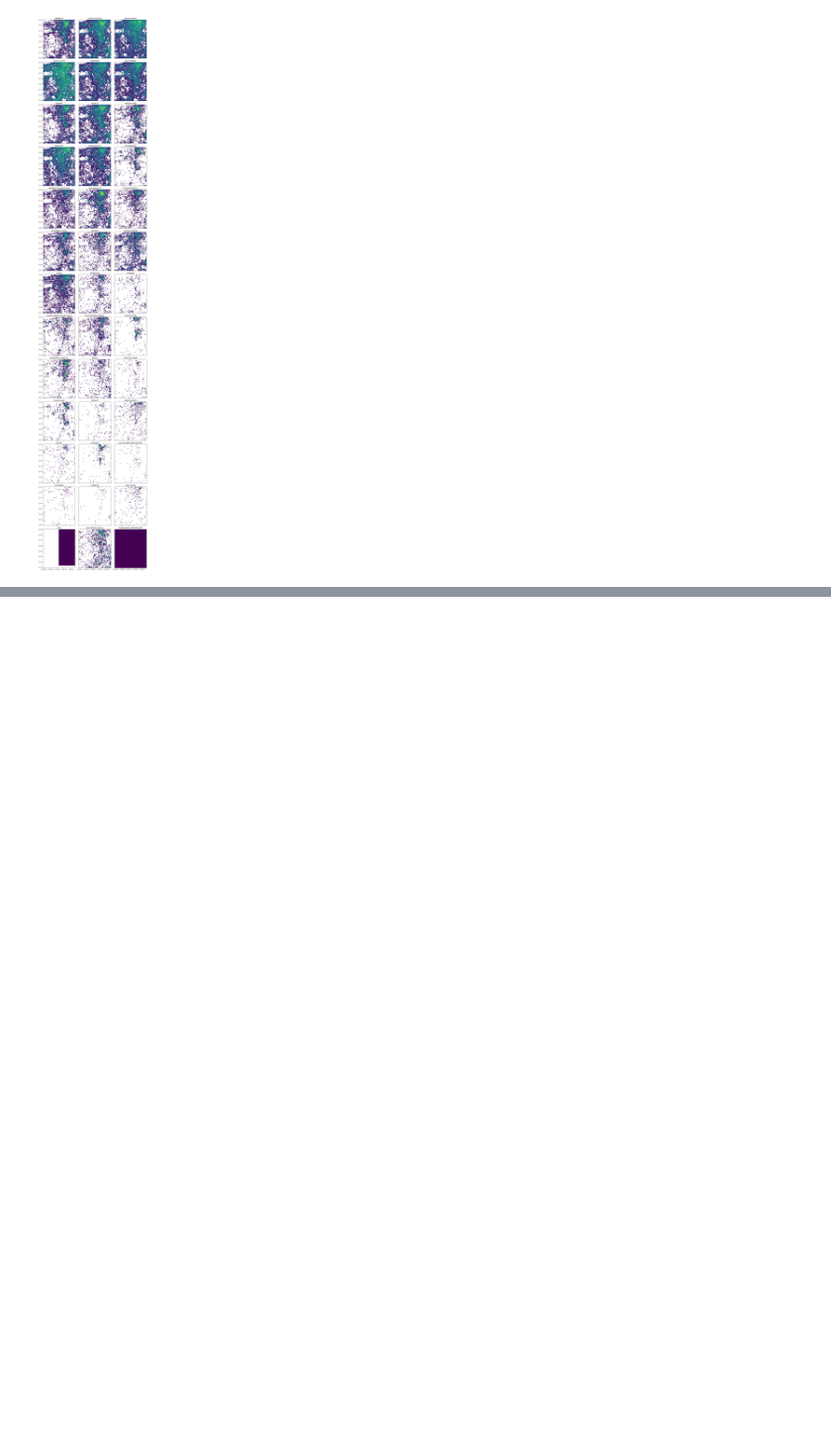
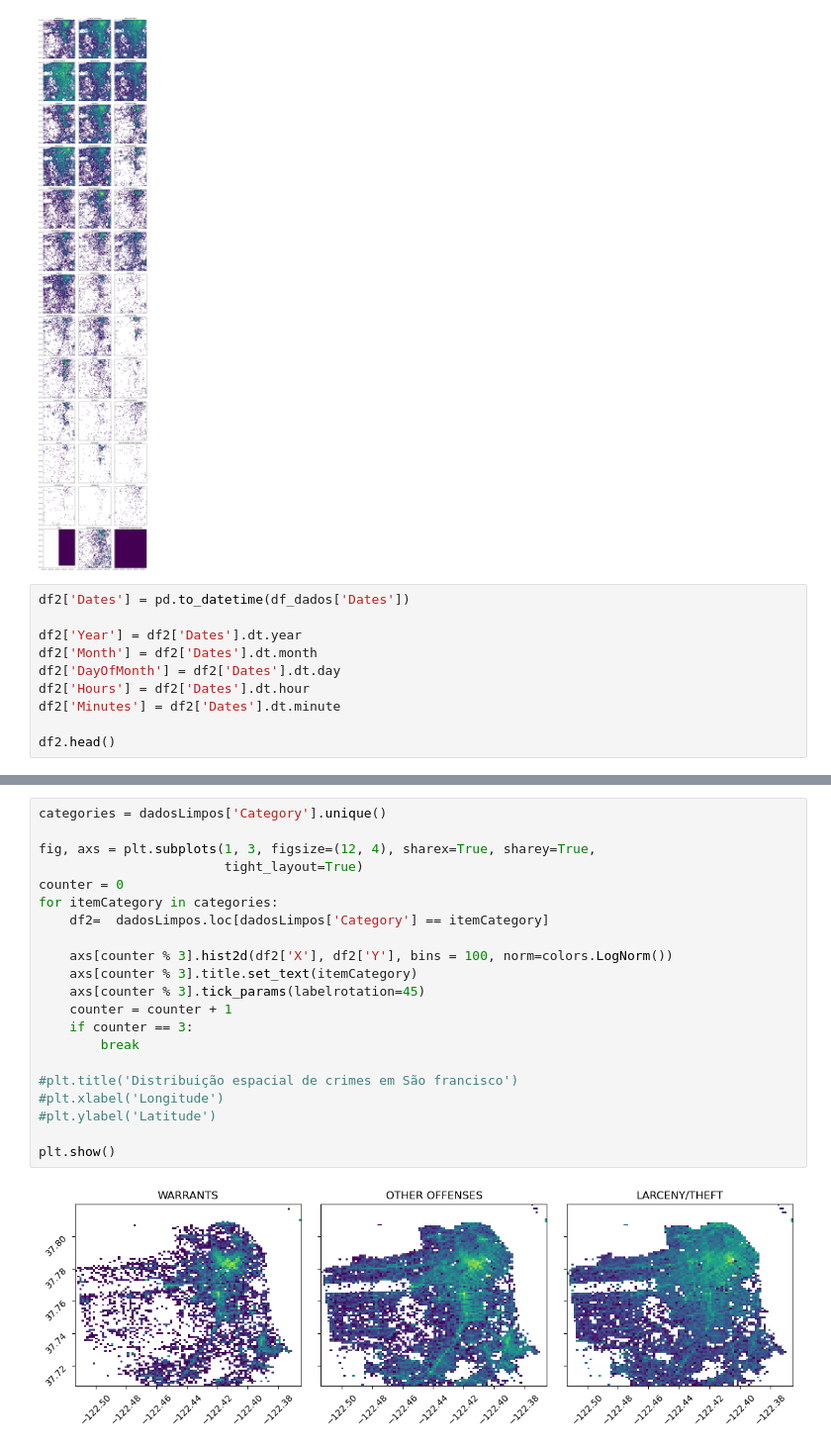
Before and after one commit to wendeljuliao/San-Francisco-Crime-Classification, a Jupyter notebook: DataAnalysis.ipynb, the cells around one changed output, grey strips where cells are left out. Shown at 99% size. Cells and saved outputs as stored; diff of their text form; blank space fills up the shorter version.

```diff
--- a/DataAnalysis.ipynb
+++ b/DataAnalysis.ipynb
@@ -112,3 +112,13 @@ for itemCategory in categories:
 plt.show()
 # %% [output]
 [figure]
+# %%
+df2['Dates'] = pd.to_datetime(df_dados['Dates'])
+
+df2['Year'] = df2['Dates'].dt.year
+df2['Month'] = df2['Dates'].dt.month
+df2['DayOfMonth'] = df2['Dates'].dt.day
+df2['Hours'] = df2['Dates'].dt.hour
+df2['Minutes'] = df2['Dates'].dt.minute
+
+df2.head()
@@ -114,0 +149,23 @@ plt.show()
+# %%
+categories = dadosLimpos['Category'].unique()
+
+fig, axs = plt.subplots(1, 3, figsize=(12, 4), sharex=True, sharey=True,
+                        tight_layout=True)
+counter = 0
+for itemCategory in categories:
+    df2=  dadosLimpos.loc[dadosLimpos['Category'] == itemCategory]
+
+    axs[counter % 3].hist2d(df2['X'], df2['Y'], bins = 100, norm=colors.LogNorm())
+    axs[counter % 3].title.set_text(itemCategory)
+    axs[counter % 3].tick_params(labelrotation=45)
+    counter = counter + 1
+    if counter == 3:
+        break
+
+#plt.title('Distribuição espacial de crimes em São francisco')
+#plt.xlabel('Longitude')
+#plt.ylabel('Latitude')
+
+plt.show()
+# %% [output]
+[figure, added]
```
Also changed, not shown: parts of 4 cells of this notebook.
